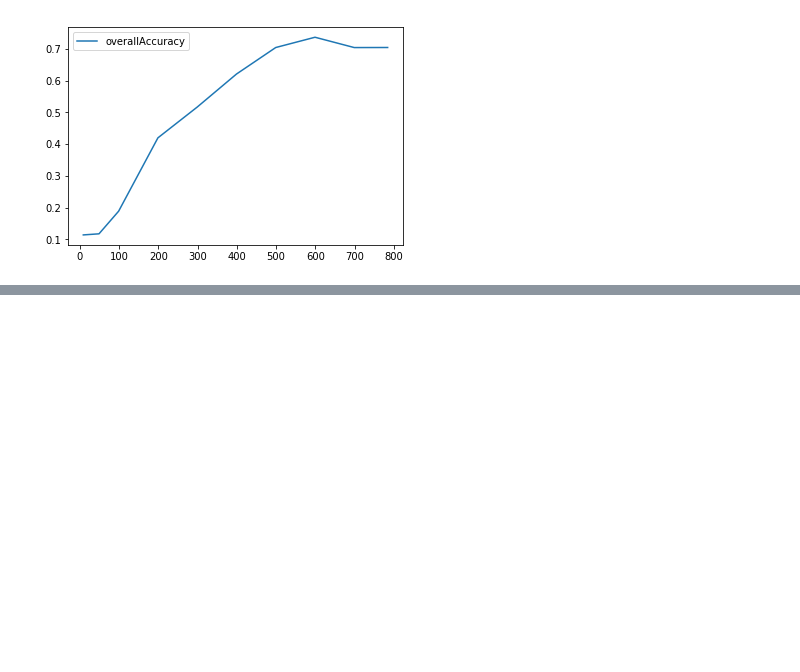
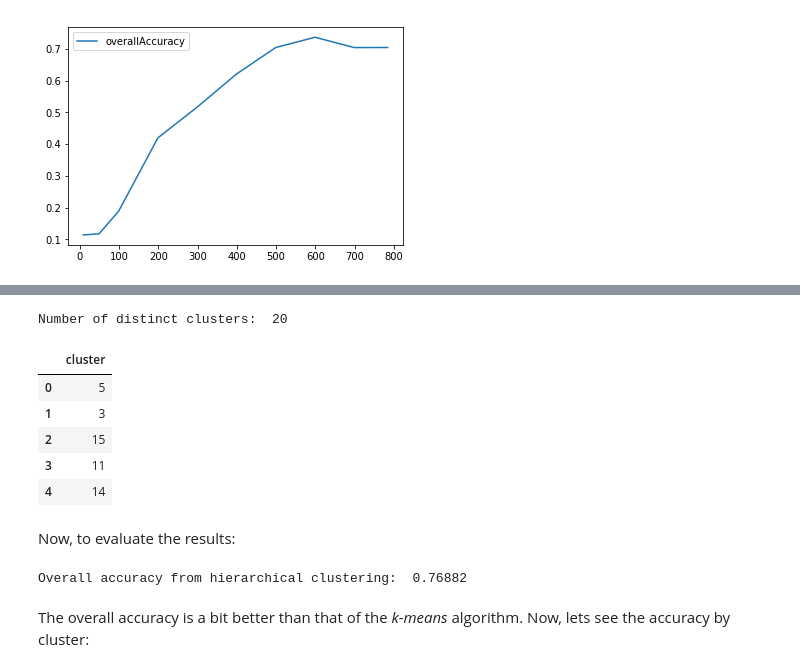
Before and after one commit to varinen/handson-unsupervised-learning, a Jupyter notebook: Chap05.ipynb, the cells around one changed output, grey strips where cells are left out. Drawn from its saved outputs; the diff is of its cells as text; code cells hidden in the pictures; blank space fills up the shorter version.

```diff
--- a/Chap05.ipynb
+++ b/Chap05.ipynb
@@ -381,0 +420,35 @@ Z_dataFrame.iloc[:20]
+# %%
+from scipy.cluster.hierarchy import fcluster
+
+distance_threshold = 160
+clusters = fcluster(Z, distance_threshold, criterion='distance')
+X_train_hierClustered = \
+    pd.DataFrame(data=clusters,index=X_train_PCA.index,columns=['cluster'])
+# %%
+print("Number of distinct clusters: ", \
+      len(X_train_hierClustered['cluster'].unique()))
+# %% [output]
+Number of distinct clusters:  20
+# %%
+X_train_hierClustered.head()
+# %% [output]
+|  | cluster |
+| 0 | 5 |
+| 1 | 3 |
+| 2 | 15 |
+| 3 | 11 |
+| 4 | 14 |
+# %% [markdown]
+Now, to evaluate the results:
+# %%
+countByCluster_hierClust, countByLabel_hierClust, \
+    countMostFreq_hierClust, accuracyDF_hierClust, \
+    overallAccuracy_hierClust, accuracyByLabel_hierClust \
+    = analyzeCluster(X_train_hierClustered, y_train)
+
+print("Overall accuracy from hierarchical clustering: ", \
+      overallAccuracy_hierClust)
+# %% [output]
+Overall accuracy from hierarchical clustering:  0.76882
+# %% [markdown]
+The overall accuracy is a bit better than that of the _k-means_ algorithm. Now, lets see the accuracy by cluster:
```
Also changed, not shown: parts of 22 cells of this notebook, 7 other files.
